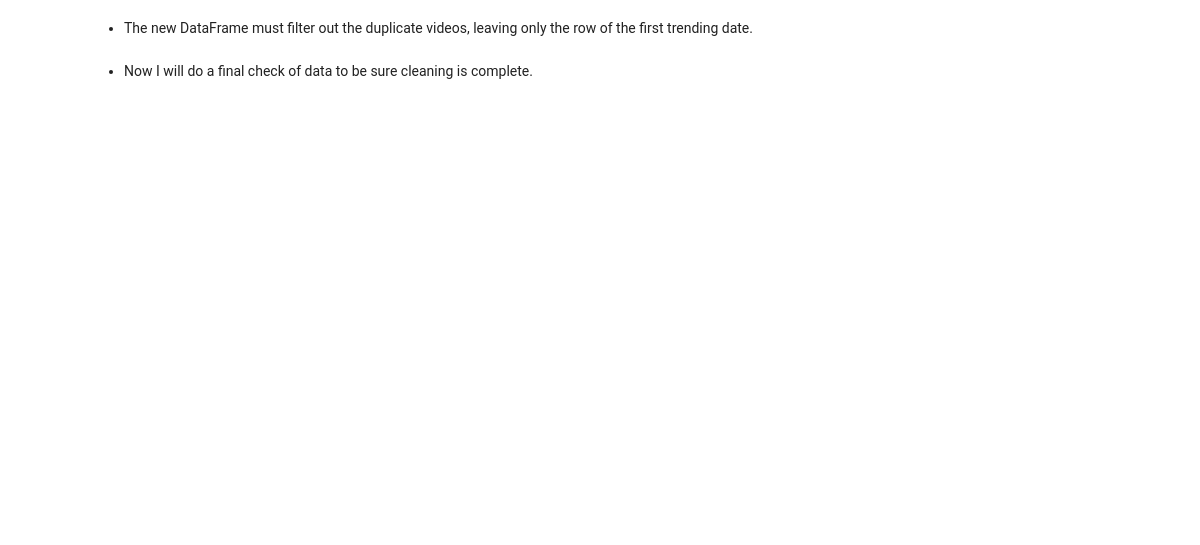
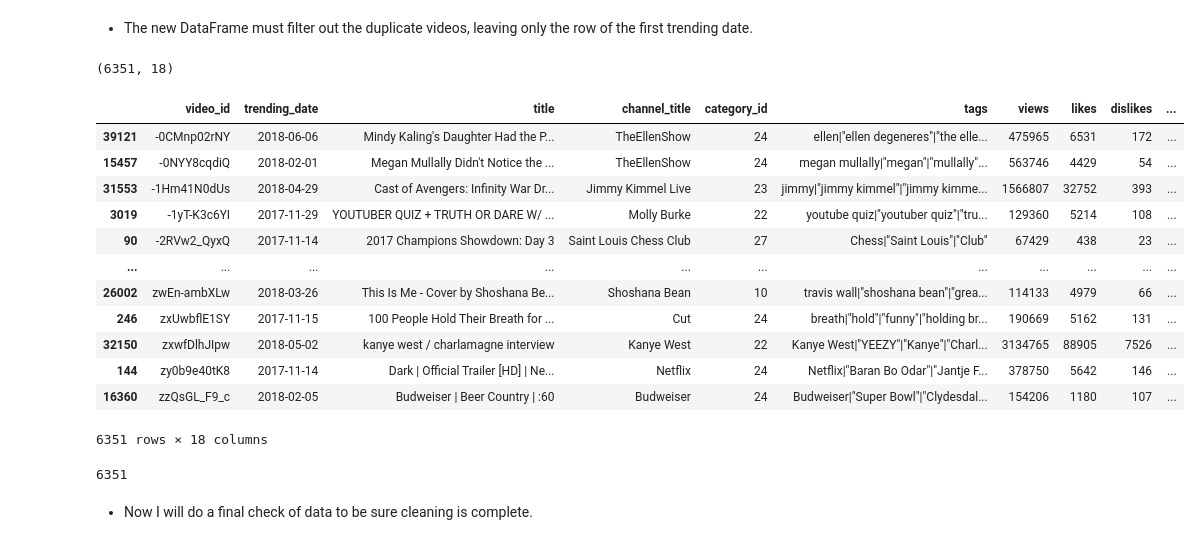
Before and after one commit to bakabbyy/youtube-trending, a Jupyter notebook: youtube-trending.ipynb, the cells around one changed output. Drawn from its saved outputs; the diff is of its cells as text; code cells hidden in the pictures; blank space fills up the shorter version.

Commit message:
Cleaning

```diff
--- a/youtube-trending.ipynb
+++ b/youtube-trending.ipynb
@@ -355,4 +304,0 @@ dtype: object
-# %%
-videos_clean['publish_date'] = pd.to_datetime(videos_clean['publish_date'])
-videos_clean['publish_time_new'] = pd.to_timedelta(videos_clean['publish_time_new'])
-videos_clean.dtypes
@@ -381,5 +346,5 @@ videos_clean.duplicated('video_id').sum()
 Merge the DataFrames first, then assess effect on categorization and clean further if necessary.
 # %%
 # Merge DataFrames
-df1 = videos_clean.merge(categories_clean, on='category_id', how='left')
-df1.head()
+df = videos_clean.merge(categories_clean, on='category_id', how='left')
+df.head()
@@ -391,5 +387,5 @@ df1.groupby(['category_id', 'category'])['video_id'].count()
 8. Rename the `comment_count` column to `columns`, for consistency and ease of analysis.
 I am also going to rename the "comment_count" column to "comments", just for my own sanity.
 # %%
-df1 = df1.rename(columns={"comment_count": "comments"})
-df1.head()
+df = df.rename(columns={"comment_count": "comments"})
+df.head()
@@ -401,12 +417,30 @@ df1.video_id.value_counts()
 # %% [markdown]
 - The new DataFrame must filter out the duplicate videos, leaving only the row of the first trending date.
 # %%
-df2 = df1.sort_values('trending_date').drop_duplicates('video_id', keep='last')
-df2.shape
+first = df.sort_values('trending_date').drop_duplicates('video_id', keep='first')
+first.shape
+# %% [output]
+(6351, 18)
 # %%
-df2.sort_values('video_id')
+first.sort_values('video_id')
+# %% [output]
+|  | video_id | trending_date | title | channel_title | category_id | tags | views | likes | dislikes | ... |
+| 39121 | -0CMnp02rNY | 2018-06-06 | Mindy Kaling's Daughter Had the P... | TheEllenShow | 24 | ellen|"ellen degeneres"|"the elle... | 475965 | 6531 | 172 | ... |
+| 15457 | -0NYY8cqdiQ | 2018-02-01 | Megan Mullally Didn't Notice the ... | TheEllenShow | 24 | megan mullally|"megan"|"mullally"... | 563746 | 4429 | 54 | ... |
+| 31553 | -1Hm41N0dUs | 2018-04-29 | Cast of Avengers: Infinity War Dr... | Jimmy Kimmel Live | 23 | jimmy|"jimmy kimmel"|"jimmy kimme... | 1566807 | 32752 | 393 | ... |
+| 3019 | -1yT-K3c6YI | 2017-11-29 | YOUTUBER QUIZ + TRUTH OR DARE W/ ... | Molly Burke | 22 | youtube quiz|"youtuber quiz"|"tru... | 129360 | 5214 | 108 | ... |
+| 90 | -2RVw2_QyxQ | 2017-11-14 | 2017 Champions Showdown: Day 3 | Saint Louis Chess Club | 27 | Chess|"Saint Louis"|"Club" | 67429 | 438 | 23 | ... |
+| ... | ... | ... | ... | ... | ... | ... | ... | ... | ... | ... |
+| 26002 | zwEn-ambXLw | 2018-03-26 | This Is Me - Cover by Shoshana Be... | Shoshana Bean | 10 | travis wall|"shoshana bean"|"grea... | 114133 | 4979 | 66 | ... |
+| 246 | zxUwbflE1SY | 2017-11-15 | 100 People Hold Their Breath for ... | Cut | 24 | breath|"hold"|"funny"|"holding br... | 190669 | 5162 | 131 | ... |
+| 32150 | zxwfDlhJIpw | 2018-05-02 | kanye west / charlamagne interview | Kanye West | 22 | Kanye West|"YEEZY"|"Kanye"|"Charl... | 3134765 | 88905 | 7526 | ... |
+| 144 | zy0b9e40tK8 | 2017-11-14 | Dark | Official Trailer [HD] | Ne... | Netflix | 24 | Netflix|"Baran Bo Odar"|"Jantje F... | 378750 | 5642 | 146 | ... |
+| 16360 | zzQsGL_F9_c | 2018-02-05 | Budweiser | Beer Country | :60 | Budweiser | 24 | Budweiser|"Super Bowl"|"Clydesdal... | 154206 | 1180 | 107 | ... |
+6351 rows × 18 columns
 # %%
-df2.video_id.nunique()
+first.video_id.nunique()
+# %% [output]
+6351
 # %% [markdown]
 - Now I will do a final check of data to be sure cleaning is complete.
 # %%
```
Also changed, not shown: parts of 25 cells of this notebook.
